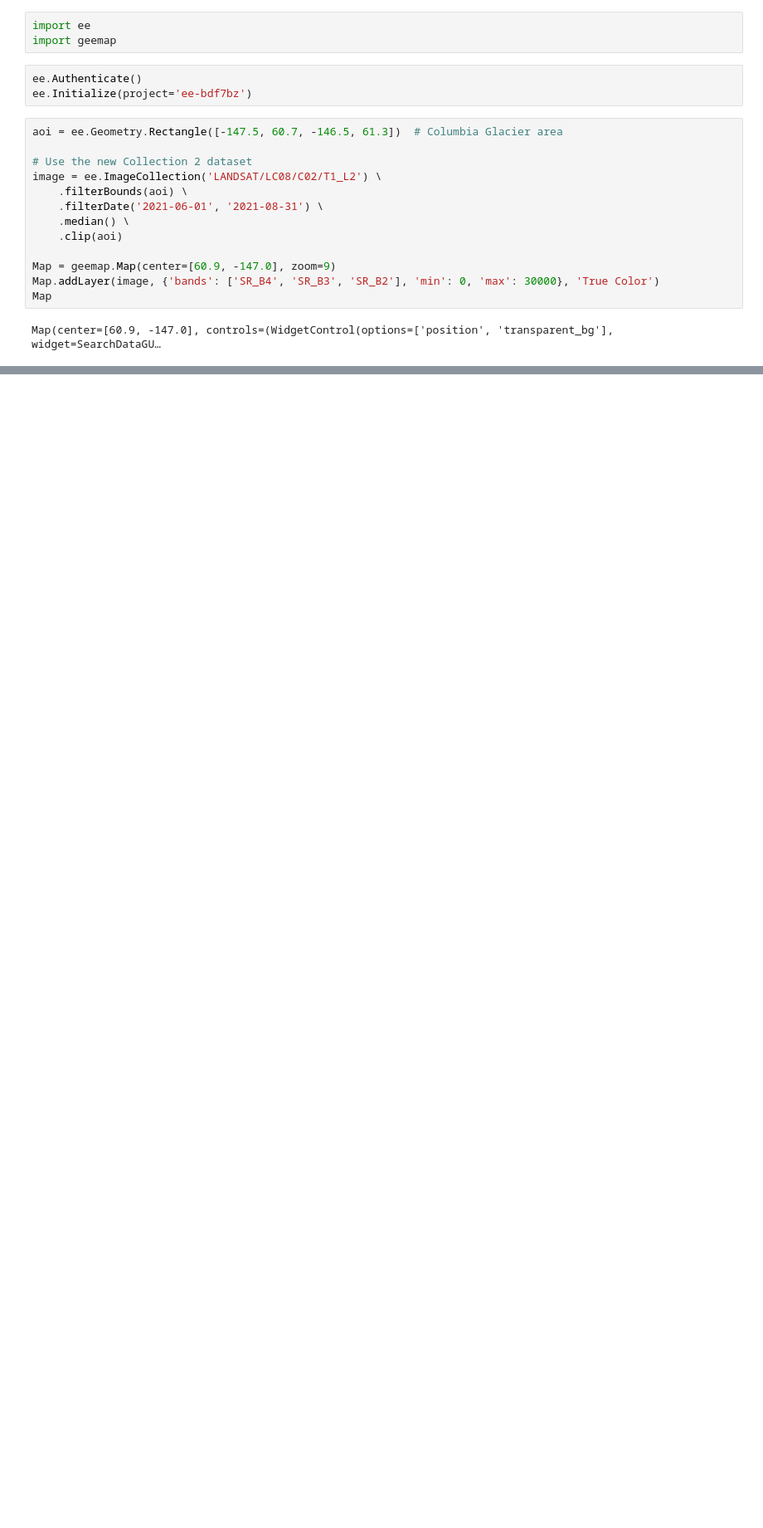
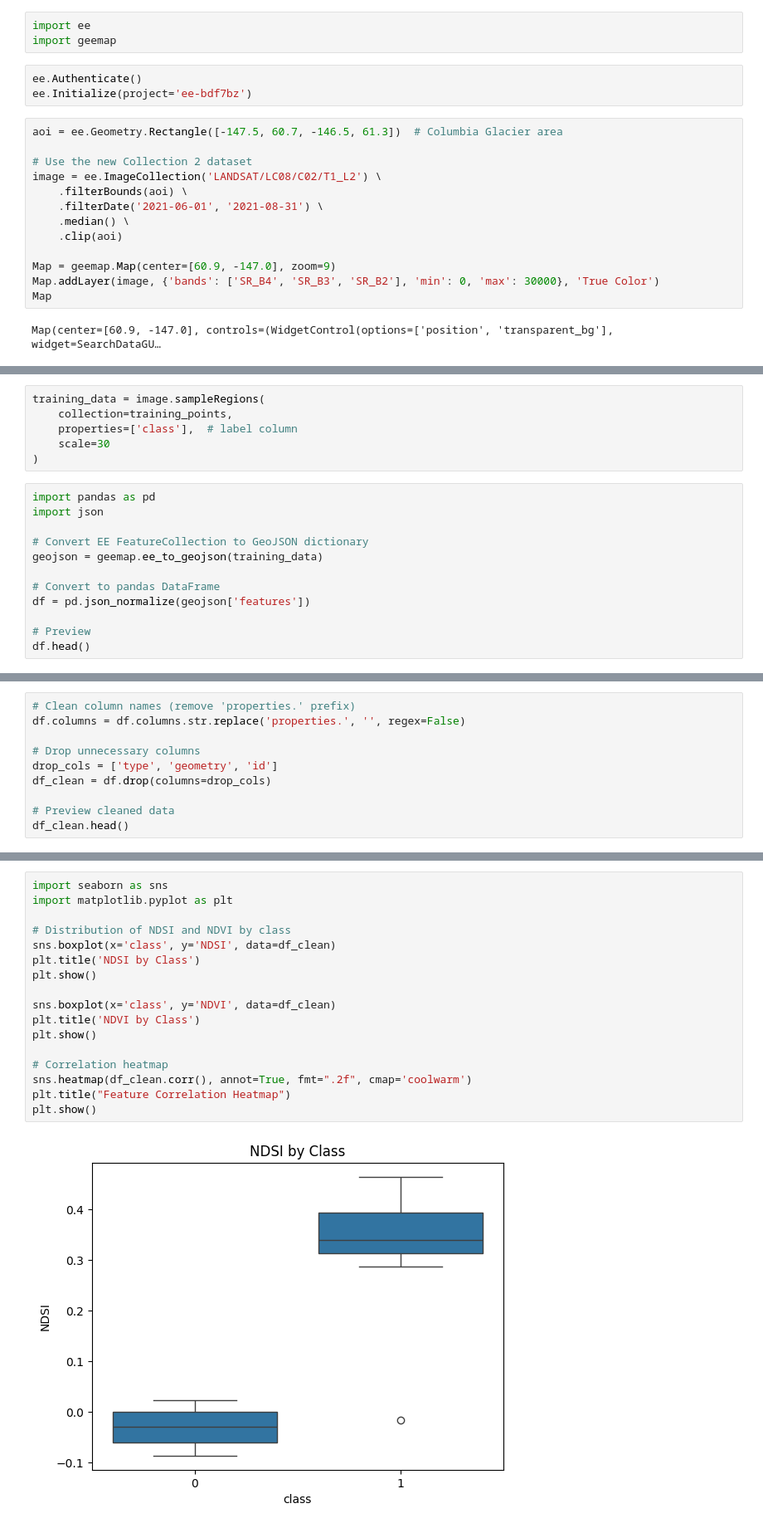
Before and after one commit to emilymacris/ds4002-project3, a Jupyter notebook: project_3.ipynb, the cells around one changed output, grey strips where cells are left out. Shown at 83% size. Cells and saved outputs as stored; diff of their text form; blank space fills up the shorter version.

```diff
--- a/project_3.ipynb
+++ b/project_3.ipynb
@@ -44,0 +69,18 @@ Map(center=[60.9, -147.0], controls=(WidgetControl(options=['position', 'transpa
+# %%
+training_data = image.sampleRegions(
+    collection=training_points,
+    properties=['class'],  # label column
+    scale=30
+)
+# %%
+import pandas as pd
+import json
+
+# Convert EE FeatureCollection to GeoJSON dictionary
+geojson = geemap.ee_to_geojson(training_data)
+
+# Convert to pandas DataFrame
+df = pd.json_normalize(geojson['features'])
+
+# Preview
+df.head()
@@ -44,0 +95,10 @@ Map(center=[60.9, -147.0], controls=(WidgetControl(options=['position', 'transpa
+# %%
+# Clean column names (remove 'properties.' prefix)
+df.columns = df.columns.str.replace('properties.', '', regex=False)
+
+# Drop unnecessary columns
+drop_cols = ['type', 'geometry', 'id']
+df_clean = df.drop(columns=drop_cols)
+
+# Preview cleaned data
+df_clean.head()
@@ -44,0 +113,19 @@ Map(center=[60.9, -147.0], controls=(WidgetControl(options=['position', 'transpa
+# %%
+import seaborn as sns
+import matplotlib.pyplot as plt
+
+# Distribution of NDSI and NDVI by class
+sns.boxplot(x='class', y='NDSI', data=df_clean)
+plt.title('NDSI by Class')
+plt.show()
+
+sns.boxplot(x='class', y='NDVI', data=df_clean)
+plt.title('NDVI by Class')
+plt.show()
+
+# Correlation heatmap
+sns.heatmap(df_clean.corr(), annot=True, fmt=".2f", cmap='coolwarm')
+plt.title("Feature Correlation Heatmap")
+plt.show()
+# %% [output]
+[figure, added]
```
Also changed, not shown: parts of 11 cells of this notebook.
